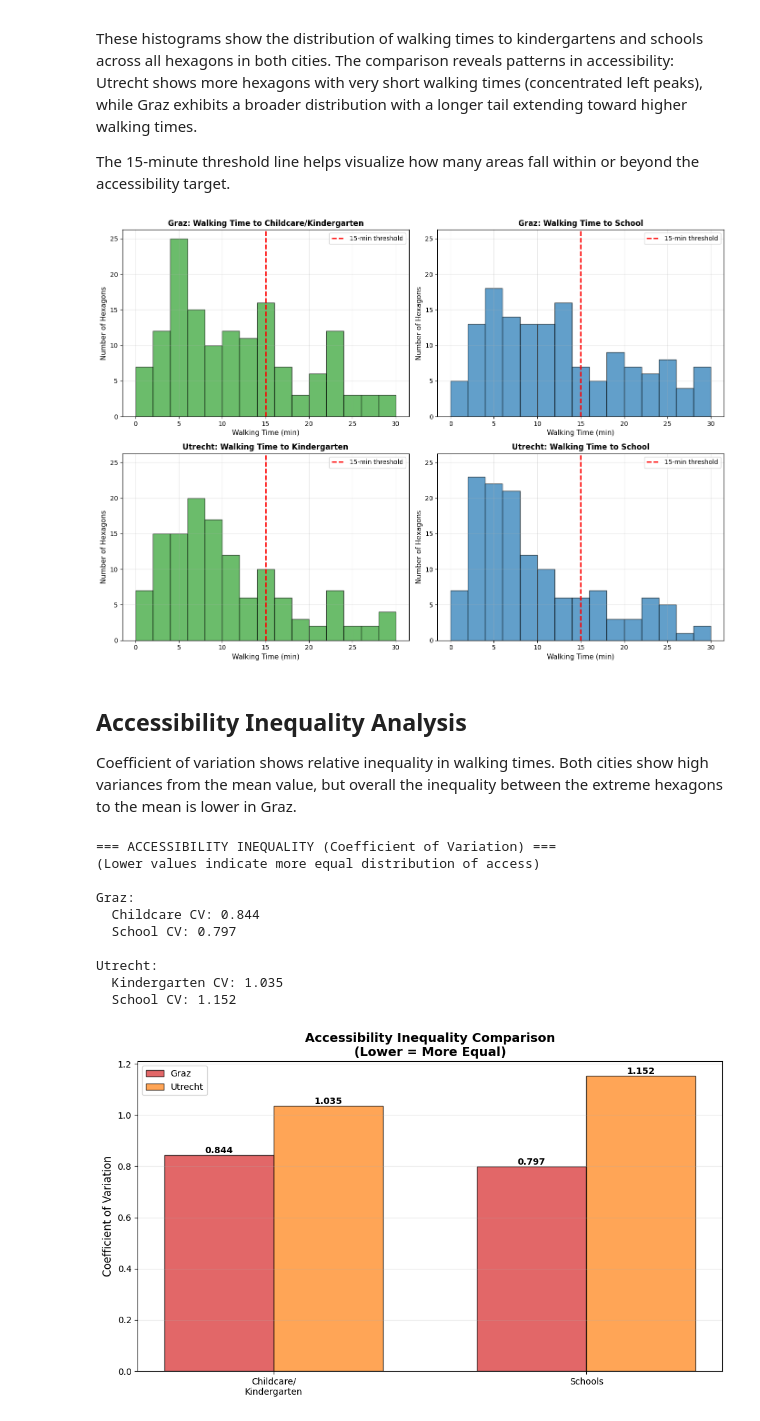
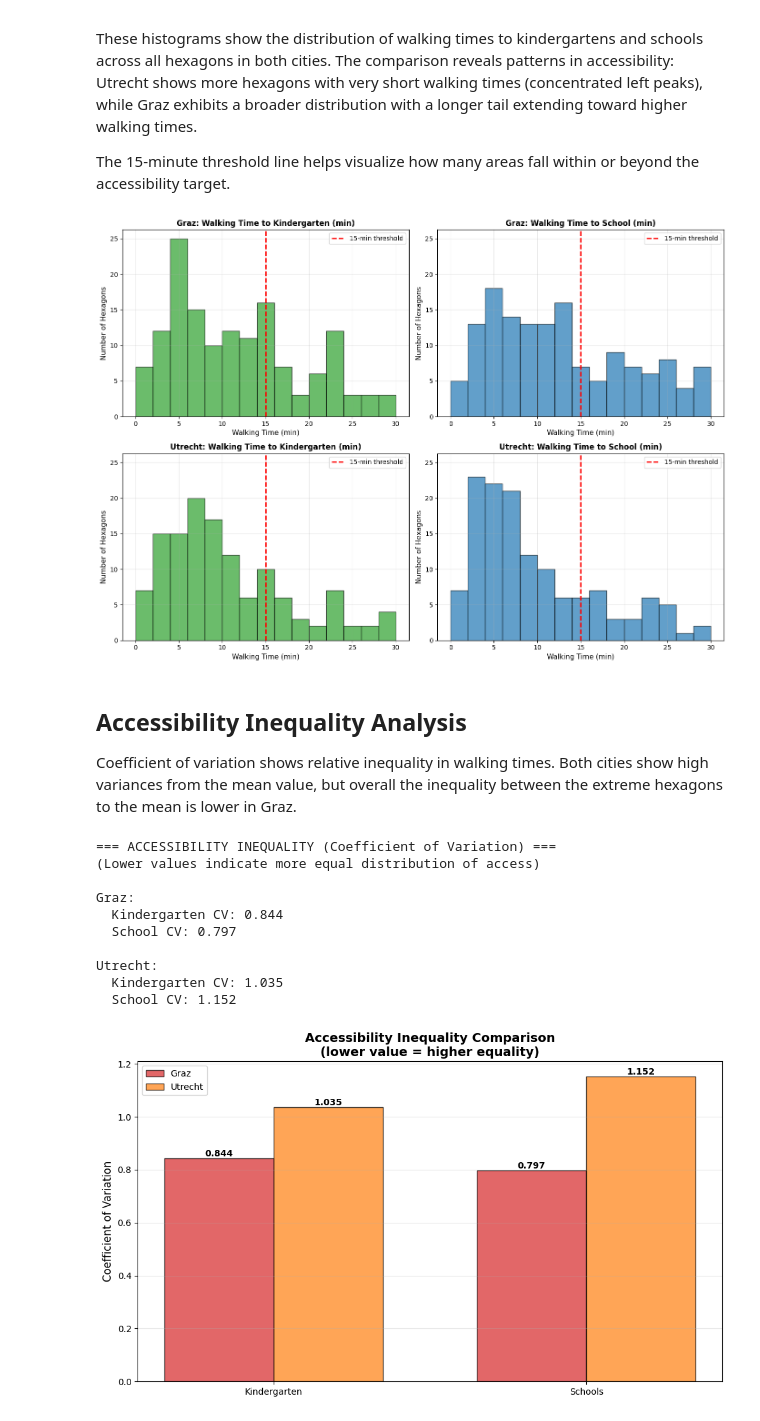
Before and after one commit to miriam-ee/GIS_FinalProject_Group2, a Jupyter notebook: group2_final.ipynb, the cells around one changed output. Cells and saved outputs as stored; diff of their text form; code cells hidden in the pictures.

```diff
--- a/group2_final.ipynb
+++ b/group2_final.ipynb
@@ -617,7 +629,7 @@ School POI nodes: 146
 # %% [markdown]
 Define a function that runs a multi‑source Dijkstra shortest‑path algorithm. It takes a set of source nodes and computes the minimum travel time from any of these sources to every node in the network, using the slope‑based travel time as weight. The result is a dictionary mapping each node ID to its minimum travel time. Call this function once for childcare nodes and once for school nodes
 # %%
-# 3) Multi-source Dijkstra: min travel time from any POI to all nodes
+# Multi-source Dijkstra: min travel time from any POI to all nodes
 def compute_min_travel_time(graph, source_nodes, weight_attr="travel_time_slope", cutoff=None):
     """
     Returns a dict: node_id -> min travel time (HOURS) from any source node.
@@ -639,7 +651,7 @@ def compute_min_travel_time(graph, source_nodes, weight_attr="travel_time_slope"
     return lengths_h
 
 
-time_to_childcare = compute_min_travel_time(G_slope, childcare_nodes, weight_attr="travel_time_slope")
+time_to_kindergarten = compute_min_travel_time(G_slope, kindergarten_nodes, weight_attr="travel_time_slope")
 time_to_school    = compute_min_travel_time(G_slope, school_nodes,    weight_attr="travel_time_slope")
 # %% [markdown]
 Each hexagon is linked to one network node through nearest_node. The helper function map_time_to_hex looks up the travel time for that node in the time dictionaries and returns it. Applying this function creates two new columns in the hexagon GeoDataFrame: travel time to the nearest childcare and to the nearest school, both in hours. Finally, convert these hours into minutes and store them in t_childcare_min and t_school_min, which are easier to interpret.
@@ -680,8 +692,8 @@ Define a 15‑minute threshold and create three indicator variables for each hex
 # Family-friendliness indicators per hexagon (15-minute threshold)
 threshold_min = 15  # minutes
 
-gdf_hexagons_graz["has_childcare_15"] = (
-    gdf_hexagons_graz["t_childcare_min"] <= threshold_min
+gdf_hexagons_graz["has_kindergarten_15"] = (
+    gdf_hexagons_graz["t_kindergarten_min"] <= threshold_min
 ).astype(int)
 
 gdf_hexagons_graz["has_school_15"] = (
@@ -689,9 +701,9 @@ gdf_hexagons_graz["has_school_15"] = (
 ).astype(int)
 
 gdf_hexagons_graz["family_complete_15"] = (
-    (gdf_hexagons_graz["has_childcare_15"] == 1) &
+    (gdf_hexagons_graz["has_kindergarten_15"] == 1) &
     (gdf_hexagons_graz["has_school_15"] == 1)
 ).astype(int)
 
-print(gdf_hexagons_graz[["has_childcare_15", "has_school_15", "family_complete_15"]].sum())
+print(gdf_hexagons_graz[["has_kindergarten_15", "has_school_15", "family_complete_15"]].sum())
 # %% [output]
@@ -2140,6 +2171,7 @@ Population Density ↔ School Walking Time: -0.543
 
 Same as for Graz before, densely populated areas have a better accessibility than others.
 # %%
+# Bar plots of access rates by population category in Utrecht
 fig, axes = plt.subplots(1, 2, figsize=(14, 6))
 
 gdf_analysis_utrecht = gdf_hexagons_utrecht[gdf_hexagons_utrecht['population'] > 0].copy()
@@ -2148,12 +2180,12 @@ gdf_analysis_utrecht['pop_category'] = pd.cut(
     bins=[0, 1000, 2000, 3000, 5000, 15000],
     labels=['0-1000', '1000-2000', '2000-3000', '3000-5000','5000+']
 )
-
+# Calculate access rates by population category
 access_by_pop_kinder_ut = gdf_analysis_utrecht.groupby('pop_category').agg({
     'has_kindergarten_15': 'mean',
     'population': 'sum'
 }).reset_index()
-
+# Calculate access rates by population category
 access_by_pop_school_ut = gdf_analysis_utrecht.groupby('pop_category').agg({
     'has_school_15': 'mean',
     'population': 'sum'
@@ -2166,7 +2198,7 @@ bars1 = axes[0].bar(x_pos, access_by_pop_kinder_ut['has_kindergarten_15'] * 100,
                     color='#2ca02c', alpha=0.7, edgecolor='black')
 axes[0].set_xlabel('Population per Hexagon', fontsize=11)
 axes[0].set_ylabel('Access Rate (%)', fontsize=11)
-axes[0].set_title('Kindergarten Access Rate by Population Density - Utrecht',
+axes[0].set_title('Kindergarten Access Rate by Population Density (Utrecht)',
                   fontsize=12, fontweight='bold')
 axes[0].set_xticks(x_pos)
 axes[0].set_xticklabels(access_by_pop_kinder_ut['pop_category'])
@@ -2185,7 +2217,7 @@ bars2 = axes[1].bar(x_pos, access_by_pop_school_ut['has_school_15'] * 100,
                     color='#1f77b4', alpha=0.7, edgecolor='black')
 axes[1].set_xlabel('Population per Hexagon', fontsize=11)
 axes[1].set_ylabel('Access Rate (%)', fontsize=11)
-axes[1].set_title('School Access Rate by Population Density - Utrecht',
+axes[1].set_title('School Access Rate by Population Density (Utrecht)',
                   fontsize=12, fontweight='bold')
 axes[1].set_xticks(x_pos)
 axes[1].set_xticklabels(access_by_pop_school_ut['pop_category'])
@@ -2366,17 +2401,18 @@ walking times.
 The 15-minute threshold line helps visualize how many areas fall within or beyond the
 accessibility target.
 # %%
+# Histograms of walking times in Graz and Utrecht
 fig, axes = plt.subplots(2, 2, figsize=(14, 10))
 
 bins = np.arange(0, 31, 2)
 
 # Graz Childcare/Kindergarten
-axes[0, 0].hist(gdf_hexagons_graz['t_childcare_min'].dropna(), bins=bins,
+axes[0, 0].hist(gdf_hexagons_graz['t_kindergarten_min'].dropna(), bins=bins,
                 color='#2ca02c', alpha=0.7, edgecolor='black')
 axes[0, 0].axvline(x=15, color='red', linestyle='--', linewidth=2, label='15-min threshold')
 axes[0, 0].set_xlabel('Walking Time (min)', fontsize=11)
 axes[0, 0].set_ylabel('Number of Hexagons', fontsize=11)
-axes[0, 0].set_title('Graz: Walking Time to Childcare/Kindergarten', fontsize=12, fontweight='bold')
+axes[0, 0].set_title('Graz: Walking Time to Kindergarten (min)', fontsize=12, fontweight='bold')
 axes[0, 0].legend()
 axes[0, 0].grid(alpha=0.3)
 
@@ -2386,7 +2422,7 @@ axes[0, 1].hist(gdf_hexagons_graz['t_school_min'].dropna(), bins=bins,
 axes[0, 1].axvline(x=15, color='red', linestyle='--', linewidth=2, label='15-min threshold')
 axes[0, 1].set_xlabel('Walking Time (min)', fontsize=11)
 axes[0, 1].set_ylabel('Number of Hexagons', fontsize=11)
-axes[0, 1].set_title('Graz: Walking Time to School', fontsize=12, fontweight='bold')
+axes[0, 1].set_title('Graz: Walking Time to School (min)', fontsize=12, fontweight='bold')
 axes[0, 1].legend()
 axes[0, 1].grid(alpha=0.3)
 
@@ -2396,7 +2432,7 @@ axes[1, 0].hist(gdf_hexagons_utrecht['t_kindergarten_min'].dropna(), bins=bins,
 axes[1, 0].axvline(x=15, color='red', linestyle='--', linewidth=2, label='15-min threshold')
 axes[1, 0].set_xlabel('Walking Time (min)', fontsize=11)
 axes[1, 0].set_ylabel('Number of Hexagons', fontsize=11)
-axes[1, 0].set_title('Utrecht: Walking Time to Kindergarten', fontsize=12, fontweight='bold')
+axes[1, 0].set_title('Utrecht: Walking Time to Kindergarten (min)', fontsize=12, fontweight='bold')
 axes[1, 0].legend()
 axes[1, 0].grid(alpha=0.3)
 
@@ -2406,7 +2442,7 @@ axes[1, 1].hist(gdf_hexagons_utrecht['t_school_min'].dropna(), bins=bins,
 axes[1, 1].axvline(x=15, color='red', linestyle='--', linewidth=2, label='15-min threshold')
 axes[1, 1].set_xlabel('Walking Time (min)', fontsize=11)
 axes[1, 1].set_ylabel('Number of Hexagons', fontsize=11)
-axes[1, 1].set_title('Utrecht: Walking Time to School', fontsize=12, fontweight='bold')
+axes[1, 1].set_title('Utrecht: Walking Time to School (min)', fontsize=12, fontweight='bold')
 axes[1, 1].legend()
 axes[1, 1].grid(alpha=0.3)
 
@@ -2424,37 +2460,38 @@ for ax in axes.flat:
 plt.tight_layout()
 plt.show()
 # %% [output]
-[figure, old version]
+[figure, new version]
 # %% [markdown]
 ## Accessibility Inequality Analysis
 Coefficient of variation shows relative inequality in walking times. Both cities show high variances from the mean value, but overall the inequality between the extreme hexagons to the mean is lower in Graz.
 # %%
+# Accessibility inequality analysis using Coefficient of Variation
 print("\n=== ACCESSIBILITY INEQUALITY (Coefficient of Variation) ===")
 print("(Lower values indicate more equal distribution of access)")
 
-graz_cv_childcare = (gdf_hexagons_graz['t_childcare_min'].std() /
-                     gdf_hexagons_graz['t_childcare_min'].mean())
+graz_cv_kindergarten = (gdf_hexagons_graz['t_kindergarten_min'].std() /
+                     gdf_hexagons_graz['t_kindergarten_min'].mean())
 graz_cv_school = (gdf_hexagons_graz['t_school_min'].std() /
                   gdf_hexagons_graz['t_school_min'].mean())
 
-utrecht_cv_kinder = (gdf_hexagons_utrecht['t_kindergarten_min'].std() /
+utrecht_cv_kindergarten = (gdf_hexagons_utrecht['t_kindergarten_min'].std() /
                      gdf_hexagons_utrecht['t_kindergarten_min'].mean())
 utrecht_cv_school = (gdf_hexagons_utrecht['t_school_min'].std() /
                      gdf_hexagons_utrecht['t_school_min'].mean())
 
 print(f"\nGraz:")
-print(f"  Childcare CV: {graz_cv_childcare:.3f}")
+print(f"  Kindergarten CV: {graz_cv_kindergarten:.3f}")
 print(f"  School CV: {graz_cv_school:.3f}")
 print(f"\nUtrecht:")
-print(f"  Kindergarten CV: {utrecht_cv_kinder:.3f}")
+print(f"  Kindergarten CV: {utrecht_cv_kindergarten:.3f}")
 print(f"  School CV: {utrecht_cv_school:.3f}")
 
 # Visualize inequality
 fig, ax = plt.subplots(figsize=(10, 6))
 
-categories = ['Childcare/\nKindergarten', 'Schools']
-graz_cv = [graz_cv_childcare, graz_cv_school]
-utrecht_cv = [utrecht_cv_kinder, utrecht_cv_school]
+categories = ['Kindergarten', 'Schools']
+graz_cv = [graz_cv_kindergarten, graz_cv_school]
+utrecht_cv = [utrecht_cv_kindergarten, utrecht_cv_school]
 
 x_pos = np.arange(len(categories))
 width = 0.35
@@ -2463,33 +2500,33 @@ bars1 = ax.bar(x_pos - width/2, graz_cv, width, label='Graz',
                color='#d62728', alpha=0.7, edgecolor='black')
 bars2 = ax.bar(x_pos + width/2, utrecht_cv, width, label='Utrecht',
                color='#ff7f0e', alpha=0.7, edgecolor='black')
 
 ax.set_ylabel('Coefficient of Variation', fontsize=12)
-ax.set_title('Accessibility Inequality Comparison\n(Lower = More Equal)',
+ax.set_title('Accessibility Inequality Comparison\n(lower value = higher equality)',
              fontsize=14, fontweight='bold')
 ax.set_xticks(x_pos)
 ax.set_xticklabels(categories)
 ax.legend()
 ax.grid(alpha=0.3, axis='y')
 
 # Add value labels
 for bars in [bars1, bars2]:
     for bar in bars:
         height = bar.get_height()
         ax.text(bar.get_x() + bar.get_width()/2., height,
                 f'{height:.3f}', ha='center', va='bottom', fontsize=10, fontweight='bold')
 
 plt.tight_layout()
 plt.show()
 # %% [output]
 === ACCESSIBILITY INEQUALITY (Coefficient of Variation) ===
 (Lower values indicate more equal distribution of access)
 
 Graz:
-  Childcare CV: 0.844
+  Kindergarten CV: 0.844
   School CV: 0.797
 
 Utrecht:
   Kindergarten CV: 1.035
   School CV: 1.152
-[figure, old version]
+[figure, new version]
```
Also changed, not shown: parts of 60 cells of this notebook.
